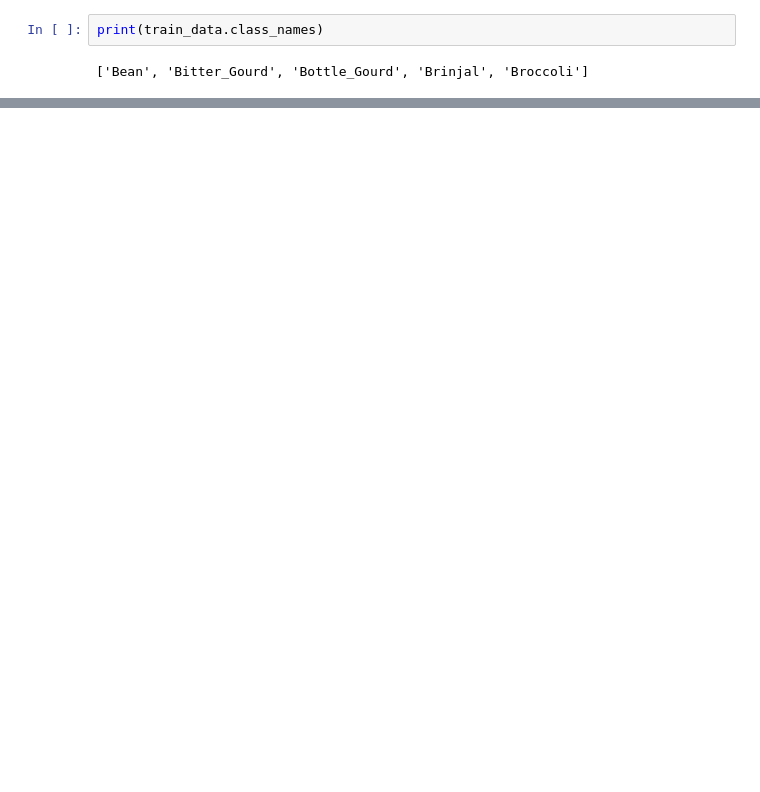
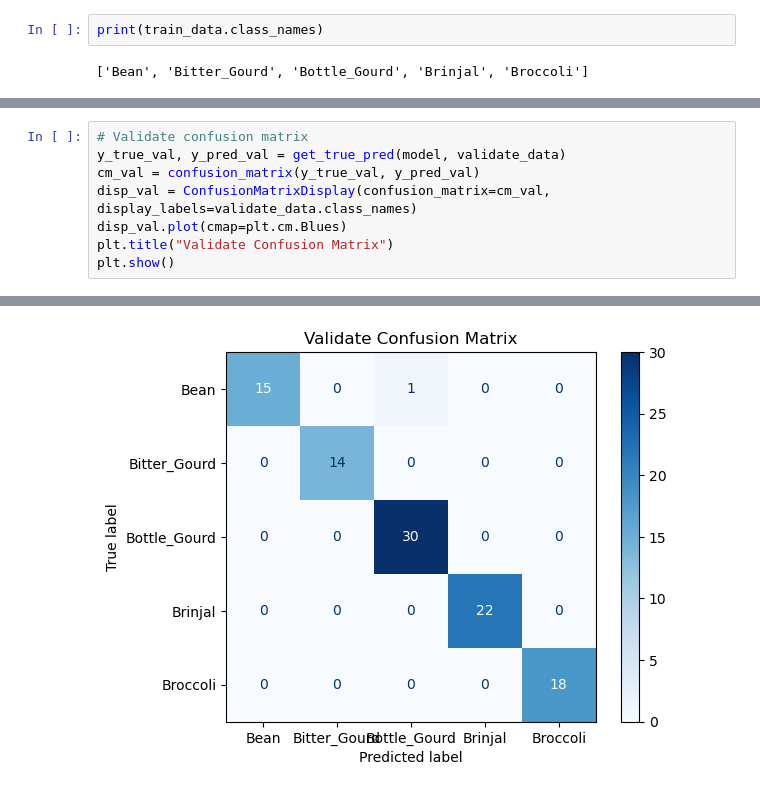
Before and after one commit to Poorin806/kmutnb-projects, a Jupyter notebook: data-image-processing/2025-09-23/tf1.ipynb, the cells around one changed output, grey strips where cells are left out. Saved outputs shown, nothing was run; the diff lists cells and outputs as text; blank space fills up the shorter version.

```diff
--- a/data-image-processing/2025-09-23/tf1.ipynb
+++ b/data-image-processing/2025-09-23/tf1.ipynb
@@ -166,0 +272,9 @@ tf.Tensor([0. 0. 0. 0. 1.], shape=(5,), dtype=float32)
+# %%
+# Validate confusion matrix
+y_true_val, y_pred_val = get_true_pred(model, validate_data)
+cm_val = confusion_matrix(y_true_val, y_pred_val)
+disp_val = ConfusionMatrixDisplay(confusion_matrix=cm_val, display_labels=validate_data.class_names)
+disp_val.plot(cmap=plt.cm.Blues)
+plt.title("Validate Confusion Matrix")
+plt.show()
+# %% [output]
@@ -166,0 +285 @@ tf.Tensor([0. 0. 0. 0. 1.], shape=(5,), dtype=float32)
+[figure, added]
```
Also changed, not shown: parts of 19 cells of this notebook, 2 other files.
